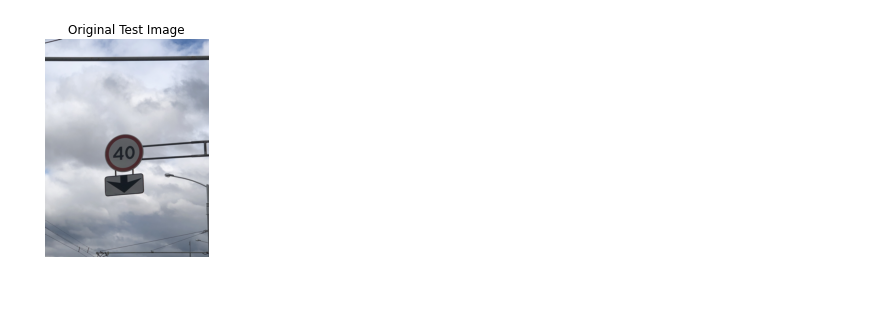
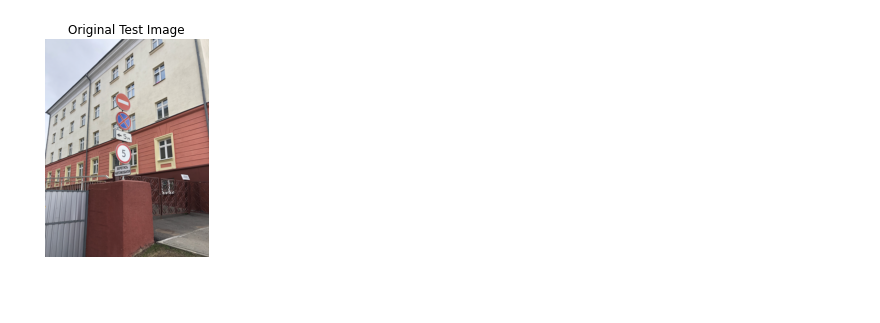
Before and after one commit to flaviacarvalhido/MEIC-VC, a Jupyter notebook: RedCircles.ipynb, the cells around one changed output. Saved outputs shown, nothing was run; the diff lists cells and outputs as text; code cells hidden in the pictures; blank space fills up the shorter version.

```diff
--- a/RedCircles.ipynb
+++ b/RedCircles.ipynb
@@ -6,16 +6,16 @@ from matplotlib import pyplot as plt
 
 dataDir = './archive/images'
 # %%
-ogImg = cv2.imread(os.path.join(dataDir, 'road201.png'))
+ogImg = cv2.imread(os.path.join(dataDir, 'road162.png'))
 
 ogImg = cv2.cvtColor(ogImg, cv2.COLOR_BGR2RGB)
 
 plt.imshow(ogImg)
 plt.title('Original Test Image')
 plt.axis('off')
 plt.show()
 # %% [output]
-[figure, old version]
+[figure, new version]
 # %%
 finalImg = ogImg.copy()
 testImg = ogImg.copy()
@@ -70,5 +88,3 @@ finalImg = cv2.cvtColor(finalImg, cv2.COLOR_RGB2BGR)
 cv2.imshow('red sign', finalImg)
 cv2.waitKey(0)
 cv2.destroyAllWindows()
-# %% [markdown]
-#
```
Also changed, not shown: parts of 1 cell of this notebook.
